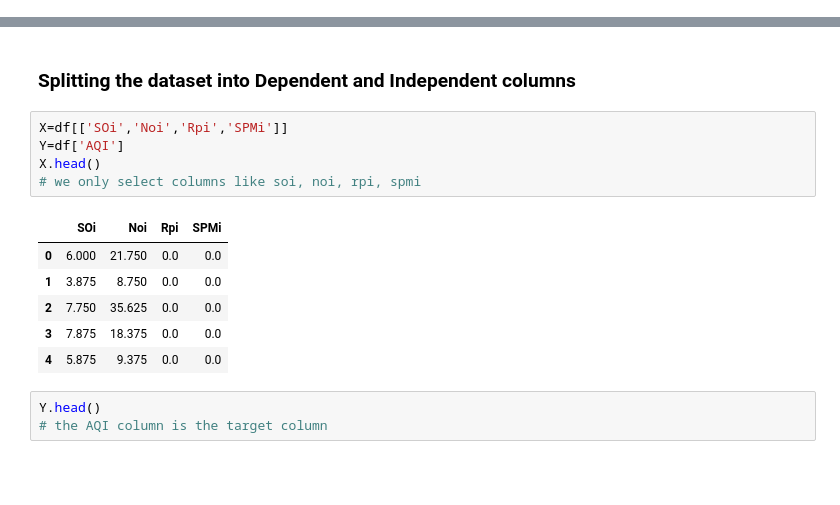
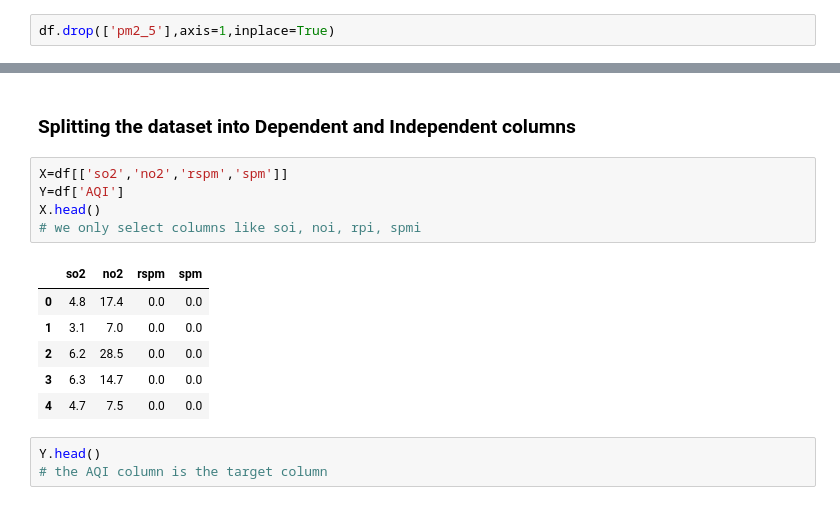
Before and after one commit to IGDTUW-CSE-AI-2/Air-Quality-Index-Prediction, a Jupyter notebook: air-quality-prediction.ipynb, the cells around one changed output, grey strips where cells are left out. Saved outputs shown, nothing was run; the diff lists cells and outputs as text; blank space fills up the shorter version.

```diff
--- a/air-quality-prediction.ipynb
+++ b/air-quality-prediction.ipynb
@@ -330,6 +330,8 @@ df.drop(['date'],axis=1,inplace=True)
 df.drop(['sampling_date'],axis=1,inplace=True)
 df.drop(['location_monitoring_station'],axis=1,inplace=True)
 # Dropping unnecessary columns
+# %%
+df.drop(['pm2_5'],axis=1,inplace=True)
 # %%
 df.isnull().sum()
 # Now checking the null values
@@ -582,17 +582,17 @@ Name: count, dtype: int64
 # %% [markdown]
 ### Splitting the dataset into Dependent and Independent columns
 # %%
-X=df[['SOi','Noi','Rpi','SPMi']]
+X=df[['so2','no2','rspm','spm']]
 Y=df['AQI']
 X.head()
 # we only select columns like soi, noi, rpi, spmi
 # %% [output]
-|  | SOi | Noi | Rpi | SPMi |
-| 0 | 6.000 | 21.750 | 0.0 | 0.0 |
-| 1 | 3.875 | 8.750 | 0.0 | 0.0 |
-| 2 | 7.750 | 35.625 | 0.0 | 0.0 |
-| 3 | 7.875 | 18.375 | 0.0 | 0.0 |
-| 4 | 5.875 | 9.375 | 0.0 | 0.0 |
+|  | so2 | no2 | rspm | spm |
+| 0 | 4.8 | 17.4 | 0.0 | 0.0 |
+| 1 | 3.1 | 7.0 | 0.0 | 0.0 |
+| 2 | 6.2 | 28.5 | 0.0 | 0.0 |
+| 3 | 6.3 | 14.7 | 0.0 | 0.0 |
+| 4 | 4.7 | 7.5 | 0.0 | 0.0 |
 # %%
 Y.head()
 # the AQI column is the target column
```
Also changed, not shown: parts of 11 cells of this notebook, 1 other file.
